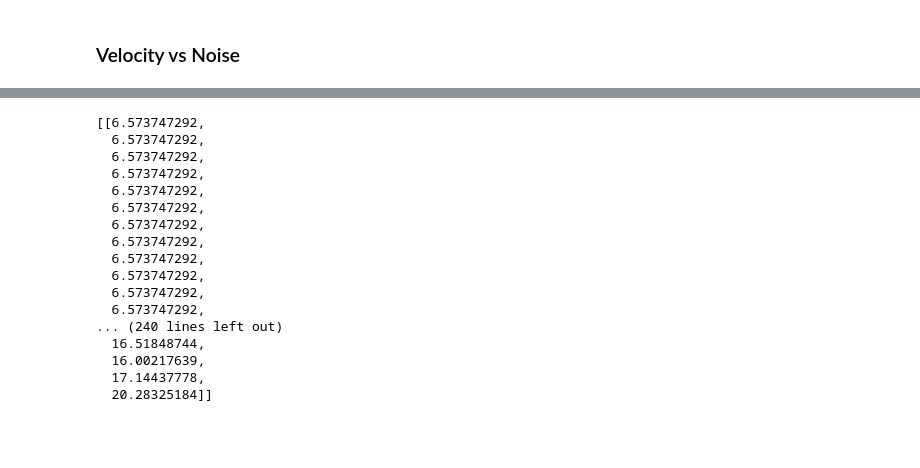
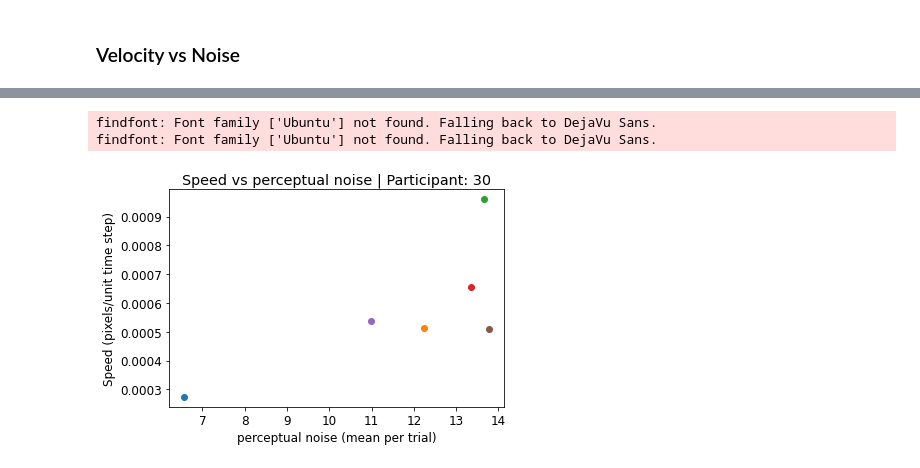
Before and after one commit to adithr/Eye-Tracking-Neural-Sys, a Jupyter notebook: Test Notebook.ipynb, the cells around one changed output, grey strips where cells are left out. Saved outputs shown, nothing was run; the diff lists cells and outputs as text; code cells hidden in the pictures; blank space fills up the shorter version.

```diff
--- a/Test Notebook.ipynb
+++ b/Test Notebook.ipynb
@@ -67,13 +67,8 @@ radii
 # %%
 
 #participant details
-partic_id = 'G036' #participant id
-subject_id = 36    # id in number
-game_nr  = 4 #game number
+partic_id = 'G030' #participant id
+subject_id = 30   # id in number
 phase = 'stimulus'
 dataset_fname = 'dataset_0423.csv'
-
-
-data = read_data(partic_id, game_nr,phase)
 data_properties =  load_dataset_properties(dataset_fname)
-#print(data) #Uncomment this line to print
@@ -140,20 +75,6 @@ plt.savefig(fig_title)
-# %%
-perc_noise_game_list
-# %% [output]
-[[6.573747292,
-  6.573747292,
-  6.573747292,
-  6.573747292,
-  6.573747292,
-  6.573747292,
-  6.573747292,
-  6.573747292,
-  6.573747292,
-  6.573747292,
-  6.573747292,
-  6.573747292,
-... (240 lines left out)
-  16.51848744,
-  16.00217639,
-  17.14437778,
-  20.28325184]]
+# %%
+plot_speed_noise(partic_id)
+# %% [output]
+findfont: Font family ['Ubuntu'] not found. Falling back to DejaVu Sans.
+findfont: Font family ['Ubuntu'] not found. Falling back to DejaVu Sans.
+[figure, added]
```
Also changed, not shown: parts of 3 cells of this notebook, 4 other files.
